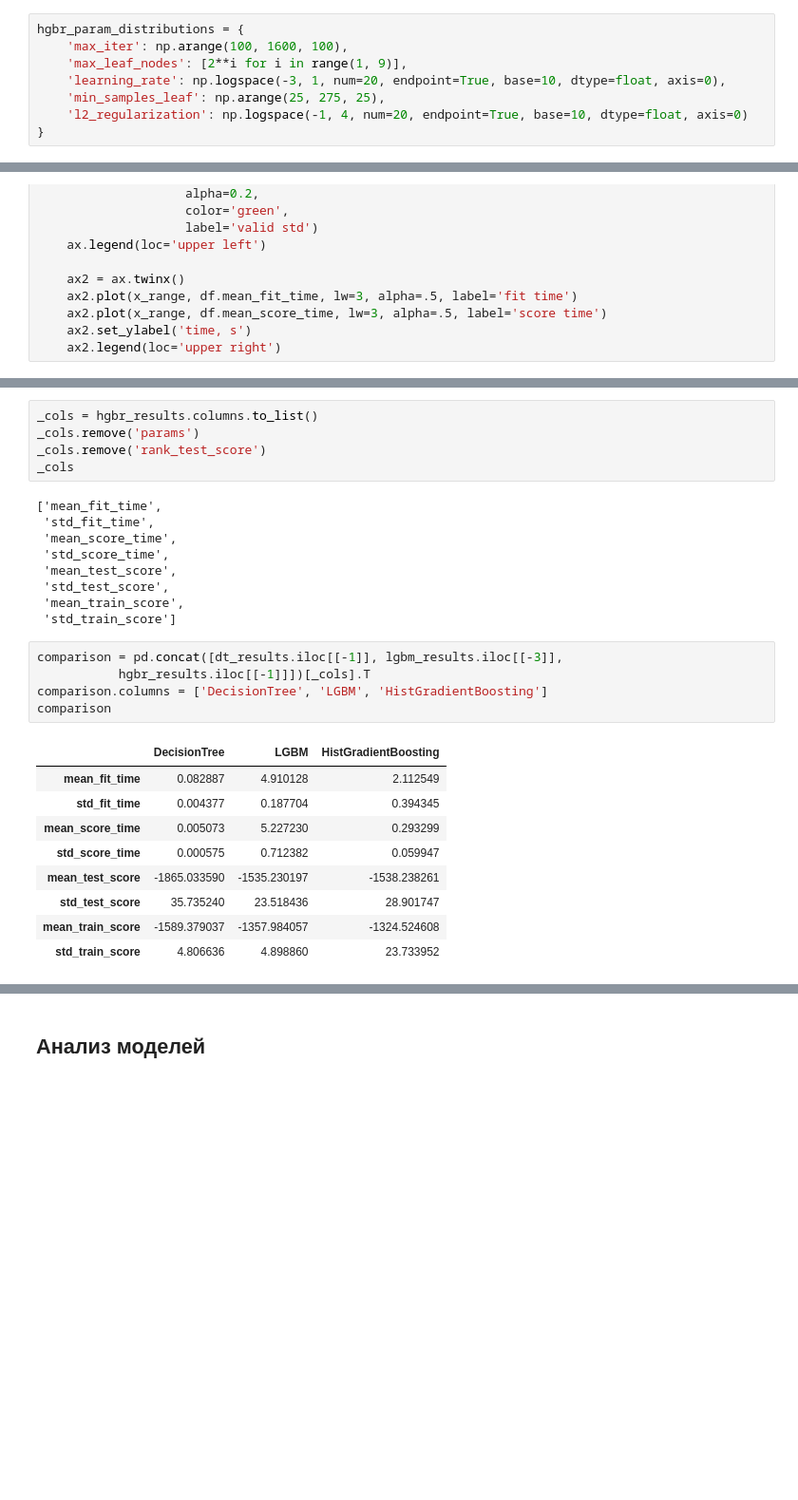
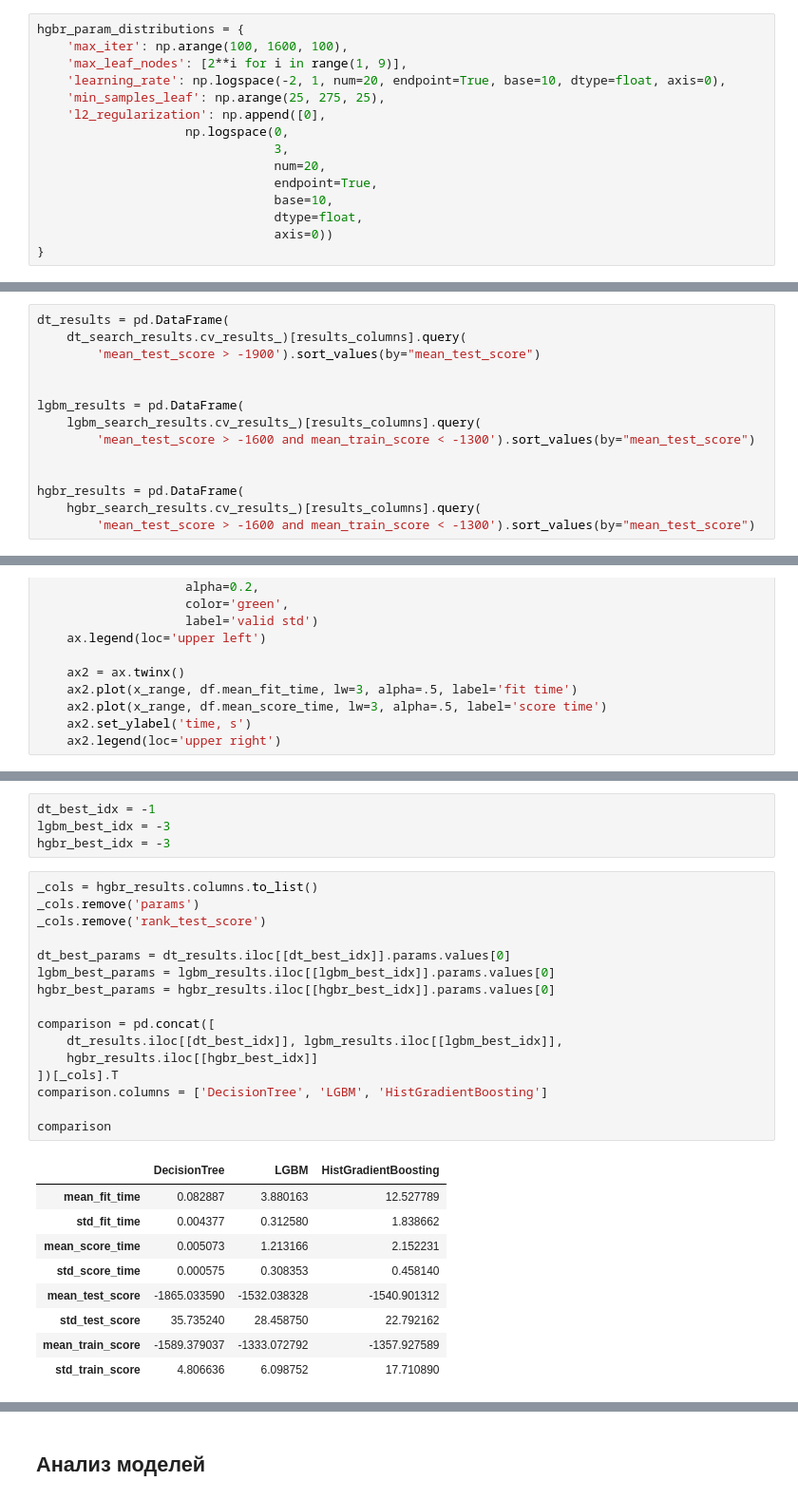
Before and after one commit to dimdasci/yp13-gradient-boosting, a Jupyter notebook: notebooks/yp13-gradient-boosting.ipynb, the cells around one changed output, grey strips where cells are left out. Shown at 95% size. Drawn from its saved outputs; the diff is of its cells as text; blank space fills up the shorter version.

Commit message:
done model comparison

```diff
--- a/notebooks/yp13-gradient-boosting.ipynb
+++ b/notebooks/yp13-gradient-boosting.ipynb
@@ -1591,9 +1597,16 @@ Wall time: 1h 3min 52s
 hgbr_param_distributions = {
     'max_iter': np.arange(100, 1600, 100),
     'max_leaf_nodes': [2**i for i in range(1, 9)],
-    'learning_rate': np.logspace(-3, 1, num=20, endpoint=True, base=10, dtype=float, axis=0),
+    'learning_rate': np.logspace(-2, 1, num=20, endpoint=True, base=10, dtype=float, axis=0),
     'min_samples_leaf': np.arange(25, 275, 25),
-    'l2_regularization': np.logspace(-1, 4, num=20, endpoint=True, base=10, dtype=float, axis=0)
+    'l2_regularization': np.append([0],
+                    np.logspace(0,
+                                3,
+                                num=20,
+                                endpoint=True,
+                                base=10,
+                                dtype=float,
+                                axis=0))
 }
 # %%
 hgbr_search_estimator = RandomizedSearchCV(
@@ -1664,3 +1641,17 @@ hgbr_results.head()
+# %%
+dt_results = pd.DataFrame(
+    dt_search_results.cv_results_)[results_columns].query(
+        'mean_test_score > -1900').sort_values(by="mean_test_score")
+
+
+lgbm_results = pd.DataFrame(
+    lgbm_search_results.cv_results_)[results_columns].query(
+        'mean_test_score > -1600 and mean_train_score < -1300').sort_values(by="mean_test_score")
+
+
+hgbr_results = pd.DataFrame(
+    hgbr_search_results.cv_results_)[results_columns].query(
+        'mean_test_score > -1600 and mean_train_score < -1300').sort_values(by="mean_test_score")
 # %%
 def plot_searh_curve(df: pd.DataFrame, ax: plt.axes, model_name: str) -> None:
     ax.set_title(model_name.upper())
@@ -1715,29 +1706,30 @@ plt.show()
-# %%
-_cols = hgbr_results.columns.to_list()
-_cols.remove('params')
-_cols.remove('rank_test_score')
-_cols
-# %% [output]
-['mean_fit_time',
- 'std_fit_time',
- 'mean_score_time',
- 'std_score_time',
- 'mean_test_score',
- 'std_test_score',
- 'mean_train_score',
- 'std_train_score']
+# %%
+dt_best_idx = -1
+lgbm_best_idx = -3
+hgbr_best_idx = -3
 # %%
-comparison = pd.concat([dt_results.iloc[[-1]], lgbm_results.iloc[[-3]],
-           hgbr_results.iloc[[-1]]])[_cols].T
+_cols = hgbr_results.columns.to_list()
+_cols.remove('params')
+_cols.remove('rank_test_score')
+
+dt_best_params = dt_results.iloc[[dt_best_idx]].params.values[0]
+lgbm_best_params = lgbm_results.iloc[[lgbm_best_idx]].params.values[0]
+hgbr_best_params = hgbr_results.iloc[[hgbr_best_idx]].params.values[0]
+
+comparison = pd.concat([
+    dt_results.iloc[[dt_best_idx]], lgbm_results.iloc[[lgbm_best_idx]],
+    hgbr_results.iloc[[hgbr_best_idx]]
+])[_cols].T
 comparison.columns = ['DecisionTree', 'LGBM', 'HistGradientBoosting']
+
 comparison
 # %% [output]
 |  | DecisionTree | LGBM | HistGradientBoosting |
-| mean_fit_time | 0.082887 | 4.910128 | 2.112549 |
-| std_fit_time | 0.004377 | 0.187704 | 0.394345 |
-| mean_score_time | 0.005073 | 5.227230 | 0.293299 |
-| std_score_time | 0.000575 | 0.712382 | 0.059947 |
-| mean_test_score | -1865.033590 | -1535.230197 | -1538.238261 |
-| std_test_score | 35.735240 | 23.518436 | 28.901747 |
-| mean_train_score | -1589.379037 | -1357.984057 | -1324.524608 |
-| std_train_score | 4.806636 | 4.898860 | 23.733952 |
+| mean_fit_time | 0.082887 | 3.880163 | 12.527789 |
+| std_fit_time | 0.004377 | 0.312580 | 1.838662 |
+| mean_score_time | 0.005073 | 1.213166 | 2.152231 |
+| std_score_time | 0.000575 | 0.308353 | 0.458140 |
+| mean_test_score | -1865.033590 | -1532.038328 | -1540.901312 |
+| std_test_score | 35.735240 | 28.458750 | 22.792162 |
+| mean_train_score | -1589.379037 | -1333.072792 | -1357.927589 |
+| std_train_score | 4.806636 | 6.098752 | 17.710890 |
```
Also changed, not shown: parts of 28 cells of this notebook.
